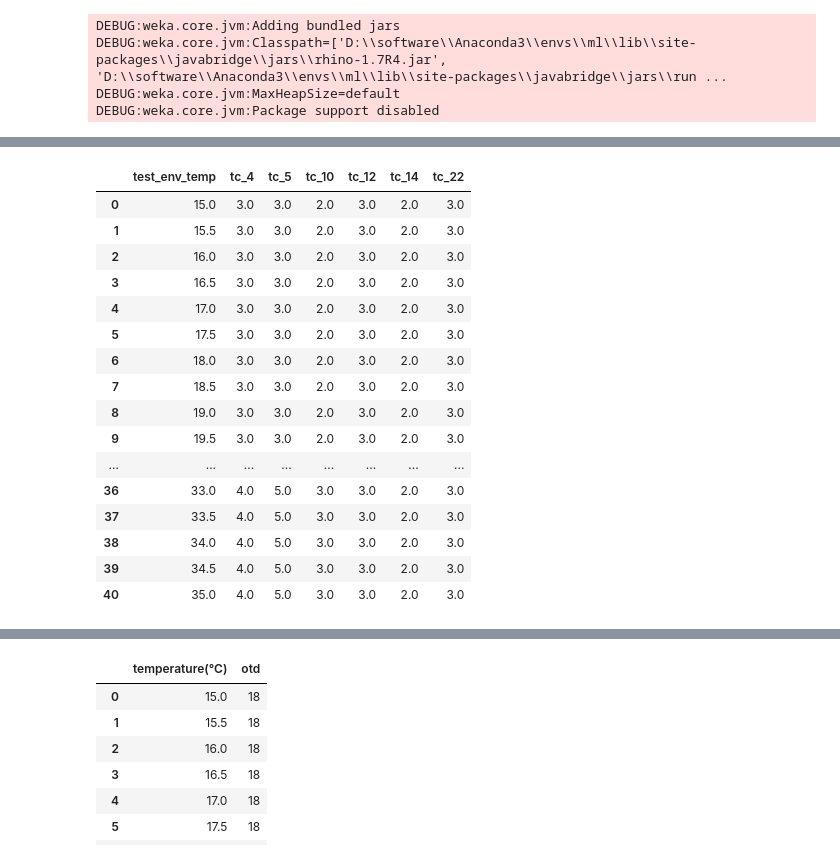
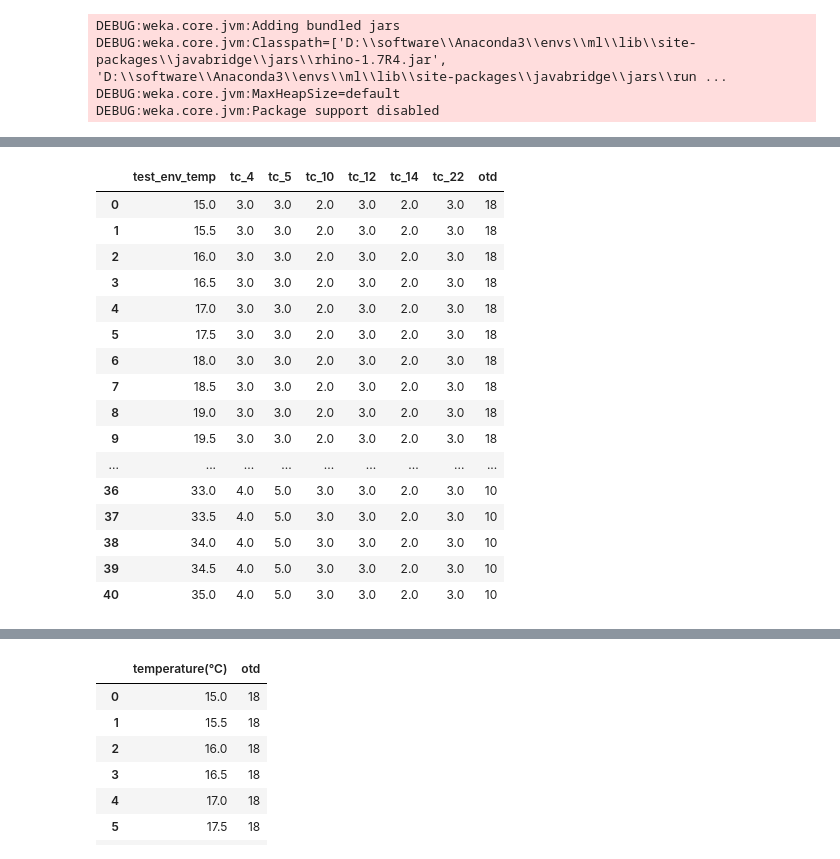
Before and after one commit to chengxiangduan-usc/mecsc, a Jupyter notebook: tc/model/dt_build_otd_model.ipynb, the cells around one changed output, grey strips where cells are left out. Drawn from its saved outputs; the diff is of its cells as text; code cells hidden in the pictures.

Commit message:
create table

```diff
--- a/tc/model/dt_build_otd_model.ipynb
+++ b/tc/model/dt_build_otd_model.ipynb
@@ -147,28 +147,28 @@ for i in range(len(preds[0])):
     otd = computeOTD(tcList)
     otds.append(otd)
 
-    tcMatrix.append([curTemp] + tcList)
+    tcMatrix.append([curTemp] + tcList + [otd])
     curTemp += interval / 10.0
 # %%
-cols = ['test_env_temp', 'tc_4', 'tc_5', 'tc_10', 'tc_12', 'tc_14', 'tc_22']
+cols = ['test_env_temp', 'tc_4', 'tc_5', 'tc_10', 'tc_12', 'tc_14', 'tc_22', 'otd']
 df_tcMatrix = pd.DataFrame(tcMatrix, columns=cols)
 display(df_tcMatrix)
 # %% [output]
-|  | test_env_temp | tc_4 | tc_5 | tc_10 | tc_12 | tc_14 | tc_22 |
-| 0 | 15.0 | 3.0 | 3.0 | 2.0 | 3.0 | 2.0 | 3.0 |
-| 1 | 15.5 | 3.0 | 3.0 | 2.0 | 3.0 | 2.0 | 3.0 |
-| 2 | 16.0 | 3.0 | 3.0 | 2.0 | 3.0 | 2.0 | 3.0 |
-| 3 | 16.5 | 3.0 | 3.0 | 2.0 | 3.0 | 2.0 | 3.0 |
-| 4 | 17.0 | 3.0 | 3.0 | 2.0 | 3.0 | 2.0 | 3.0 |
-| 5 | 17.5 | 3.0 | 3.0 | 2.0 | 3.0 | 2.0 | 3.0 |
-| 6 | 18.0 | 3.0 | 3.0 | 2.0 | 3.0 | 2.0 | 3.0 |
-| 7 | 18.5 | 3.0 | 3.0 | 2.0 | 3.0 | 2.0 | 3.0 |
-| 8 | 19.0 | 3.0 | 3.0 | 2.0 | 3.0 | 2.0 | 3.0 |
-| 9 | 19.5 | 3.0 | 3.0 | 2.0 | 3.0 | 2.0 | 3.0 |
-| ... | ... | ... | ... | ... | ... | ... | ... |
-| 36 | 33.0 | 4.0 | 5.0 | 3.0 | 3.0 | 2.0 | 3.0 |
-| 37 | 33.5 | 4.0 | 5.0 | 3.0 | 3.0 | 2.0 | 3.0 |
-| 38 | 34.0 | 4.0 | 5.0 | 3.0 | 3.0 | 2.0 | 3.0 |
-| 39 | 34.5 | 4.0 | 5.0 | 3.0 | 3.0 | 2.0 | 3.0 |
-| 40 | 35.0 | 4.0 | 5.0 | 3.0 | 3.0 | 2.0 | 3.0 |
+|  | test_env_temp | tc_4 | tc_5 | tc_10 | tc_12 | tc_14 | tc_22 | otd |
+| 0 | 15.0 | 3.0 | 3.0 | 2.0 | 3.0 | 2.0 | 3.0 | 18 |
+| 1 | 15.5 | 3.0 | 3.0 | 2.0 | 3.0 | 2.0 | 3.0 | 18 |
+| 2 | 16.0 | 3.0 | 3.0 | 2.0 | 3.0 | 2.0 | 3.0 | 18 |
+| 3 | 16.5 | 3.0 | 3.0 | 2.0 | 3.0 | 2.0 | 3.0 | 18 |
+| 4 | 17.0 | 3.0 | 3.0 | 2.0 | 3.0 | 2.0 | 3.0 | 18 |
+| 5 | 17.5 | 3.0 | 3.0 | 2.0 | 3.0 | 2.0 | 3.0 | 18 |
+| 6 | 18.0 | 3.0 | 3.0 | 2.0 | 3.0 | 2.0 | 3.0 | 18 |
+| 7 | 18.5 | 3.0 | 3.0 | 2.0 | 3.0 | 2.0 | 3.0 | 18 |
+| 8 | 19.0 | 3.0 | 3.0 | 2.0 | 3.0 | 2.0 | 3.0 | 18 |
+| 9 | 19.5 | 3.0 | 3.0 | 2.0 | 3.0 | 2.0 | 3.0 | 18 |
+| ... | ... | ... | ... | ... | ... | ... | ... | ... |
+| 36 | 33.0 | 4.0 | 5.0 | 3.0 | 3.0 | 2.0 | 3.0 | 10 |
+| 37 | 33.5 | 4.0 | 5.0 | 3.0 | 3.0 | 2.0 | 3.0 | 10 |
+| 38 | 34.0 | 4.0 | 5.0 | 3.0 | 3.0 | 2.0 | 3.0 | 10 |
+| 39 | 34.5 | 4.0 | 5.0 | 3.0 | 3.0 | 2.0 | 3.0 | 10 |
+| 40 | 35.0 | 4.0 | 5.0 | 3.0 | 3.0 | 2.0 | 3.0 | 10 |
 # %%
```
Also changed, not shown: parts of 1 cell of this notebook.
